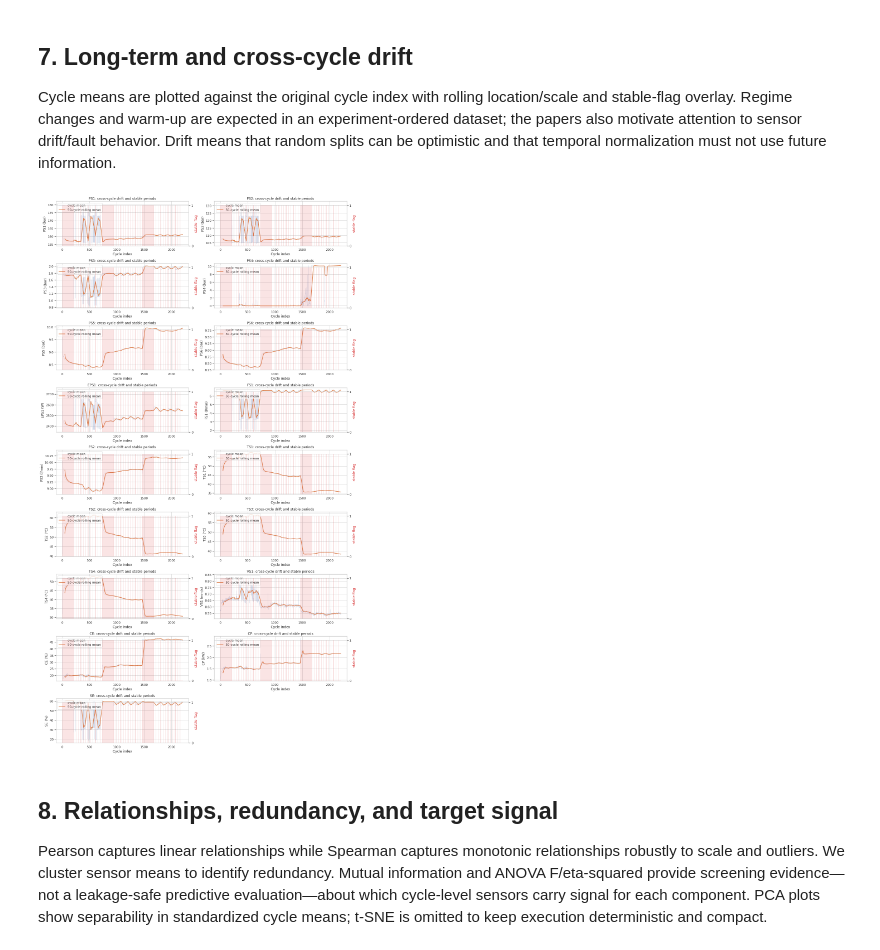
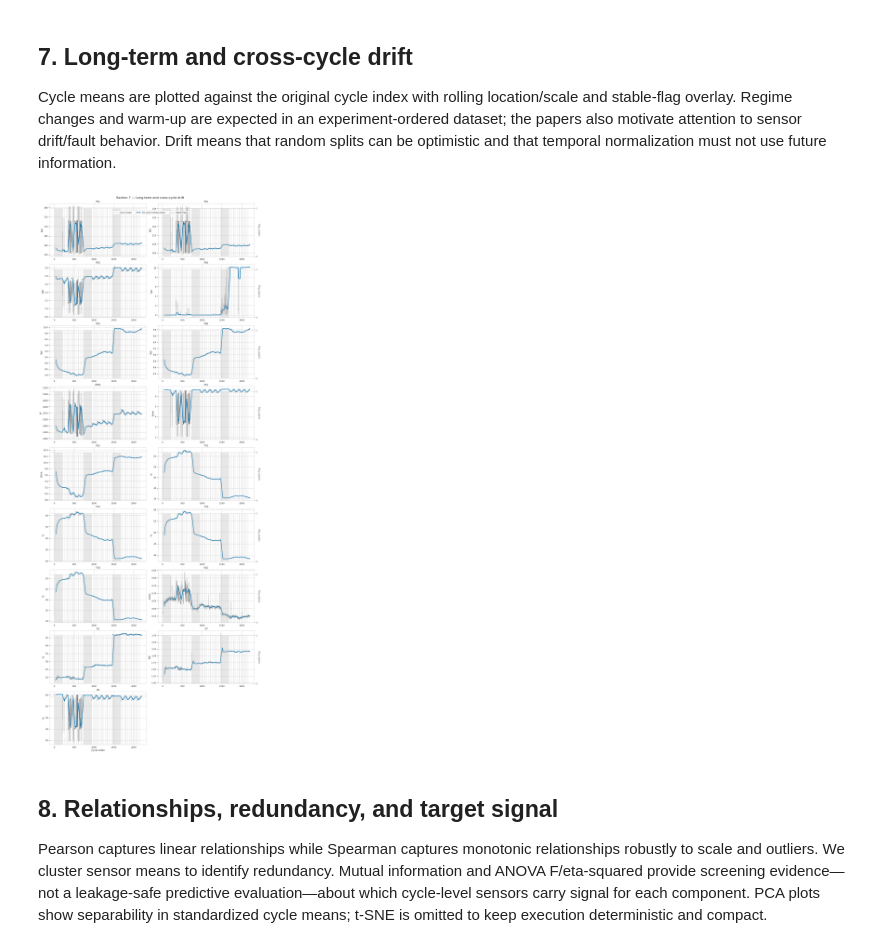
Before and after one commit to Davjes15/ardas_platform, a Jupyter notebook: notebooks/sensor_data_eda.ipynb, the cells around one changed output. Saved outputs shown, nothing was run; the diff lists cells and outputs as text; code cells hidden in the pictures.

Commit message:
Improve readability of cross-cycle drift figure
Co-Authored-By: david.quispe <david.quispe@intact.net>

```diff
--- a/notebooks/sensor_data_eda.ipynb
+++ b/notebooks/sensor_data_eda.ipynb
@@ -353,13 +353,34 @@ for target,s in class_views:
 Cycle means are plotted against the original cycle index with rolling location/scale and stable-flag overlay. Regime changes and warm-up are expected in an experiment-ordered dataset; the papers also motivate attention to sensor drift/fault behavior. Drift means that random splits can be optimistic and that temporal normalization must not use future information.
 # %%
 roll=50
-fig,axs=plt.subplots(9,2,figsize=(16,28)); axs=axs.ravel()
-for ax,s in zip(axs,registry.index):
-    x=cycle_means[s]; ax.plot(x.index,x,alpha=.25,lw=.5,label='cycle mean'); ax.plot(x.rolling(roll).mean(),lw=2,label=f'{roll}-cycle rolling mean'); ax2=ax.twinx(); ax2.fill_between(targets.index,0,targets.stable,color='tab:red',alpha=.12); ax2.set_ylim(0,1.1); ax2.set_yticks([0,1]); ax2.set_ylabel('stable flag',color='tab:red'); ax.set_title(f'{s}: cross-cycle drift and stable periods'); ax.set_xlabel('Cycle index'); ax.set_ylabel(f'{s} ({registry.loc[s,"unit"]})'); ax.legend(loc='upper left')
+raw_color='#4D4D4D'; trend_color='#0072B2'; stable_color='#BDBDBD'; stable_text_color='#666666'
+fig,axs=plt.subplots(9,2,figsize=(16,40),constrained_layout=True); axs=axs.ravel()
+legend_handles=None
+for panel_idx,(ax,s) in enumerate(zip(axs,registry.index)):
+    row,col=divmod(panel_idx,2)
+    x=cycle_means[s]
+    raw_line,=ax.plot(x.index,x,color=raw_color,alpha=.65,lw=.6,label='cycle mean')
+    rolling_line,=ax.plot(x.rolling(roll).mean(),color=trend_color,lw=3,label=f'{roll}-cycle rolling mean',zorder=4)
+    ax2=ax.twinx()
+    stable_patch=ax2.fill_between(targets.index,0,targets.stable,color=stable_color,alpha=.35,label='stable flag',zorder=0)
+    ax2.set_ylim(0,1.1); ax2.set_yticks([0,1])
+    if col==1:
+        ax2.set_ylabel('stable flag',color=stable_text_color)
+        ax2.tick_params(axis='y',colors=stable_text_color,labelright=True)
+    else:
+        ax2.set_ylabel('')
+        ax2.tick_params(axis='y',right=False,labelright=False,length=0)
+    ax.set_title(s)
+    ax.set_ylabel(registry.loc[s,'unit'])
+    if row==8: ax.set_xlabel('Cycle index')
+    else: ax.set_xlabel('')
+    if legend_handles is None: legend_handles=[raw_line,rolling_line,stable_patch]
 for ax in axs[len(registry):]: ax.axis('off')
-plt.tight_layout(); plt.show()
+fig.suptitle('Section 7 — Long-term and cross-cycle drift',fontsize=16)
+fig.legend(legend_handles,['cycle mean',f'{roll}-cycle rolling mean','stable flag'],loc='upper center',bbox_to_anchor=(0.5,0.975),ncol=3)
+plt.show()
 # %% [output]
-[figure, old version]
+[figure, new version]
 # %% [markdown]
 ## 8. Relationships, redundancy, and target signal
 
```
